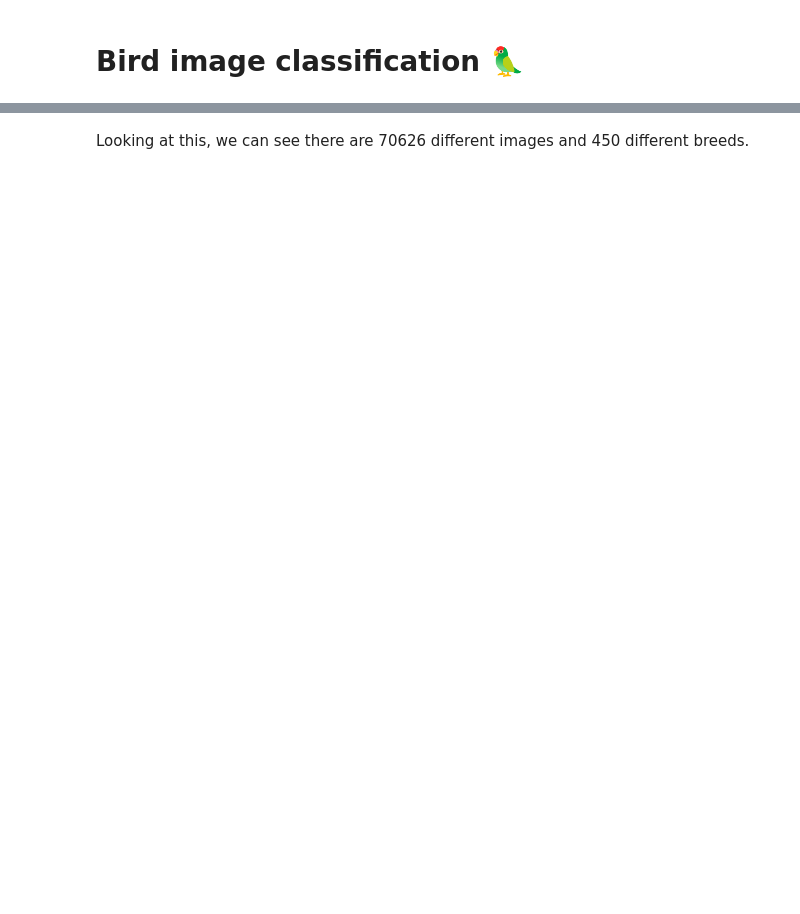
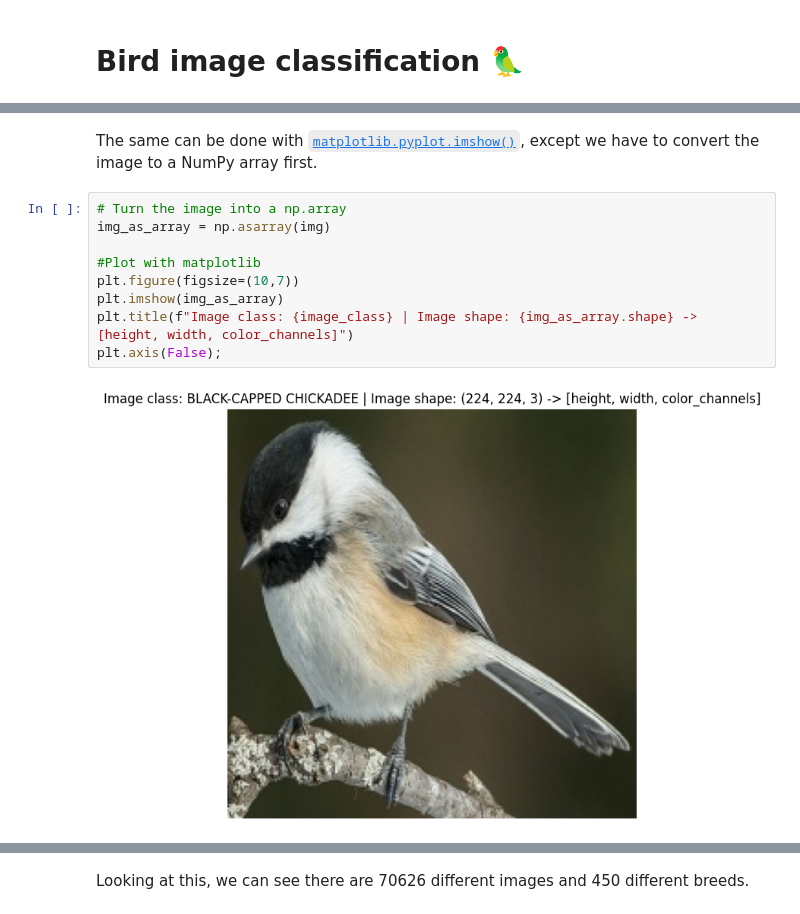
Before and after one commit to rod-rom/bird-image-classification, a Jupyter notebook: bird image classification.ipynb, the cells around one changed output, grey strips where cells are left out. Drawn from its saved outputs; the diff is of its cells as text; blank space fills up the shorter version.

```diff
--- a/bird image classification.ipynb
+++ b/bird image classification.ipynb
@@ -20,0 +183,13 @@ Let's start with `birds.csv` which contains all the image ID's and their associa
+# %% [markdown]
+The same can be done with [`matplotlib.pyplot.imshow()`](https://matplotlib.org/3.5.0/api/_as_gen/matplotlib.pyplot.imshow.html), except we have to convert the image to a NumPy array first.
+# %%
+# Turn the image into a np.array
+img_as_array = np.asarray(img)
+
+#Plot with matplotlib
+plt.figure(figsize=(10,7))
+plt.imshow(img_as_array)
+plt.title(f"Image class: {image_class} | Image shape: {img_as_array.shape} -> [height, width, color_channels]")
+plt.axis(False);
+# %% [output]
+[figure, added]
```
Also changed, not shown: parts of 55 cells of this notebook.
